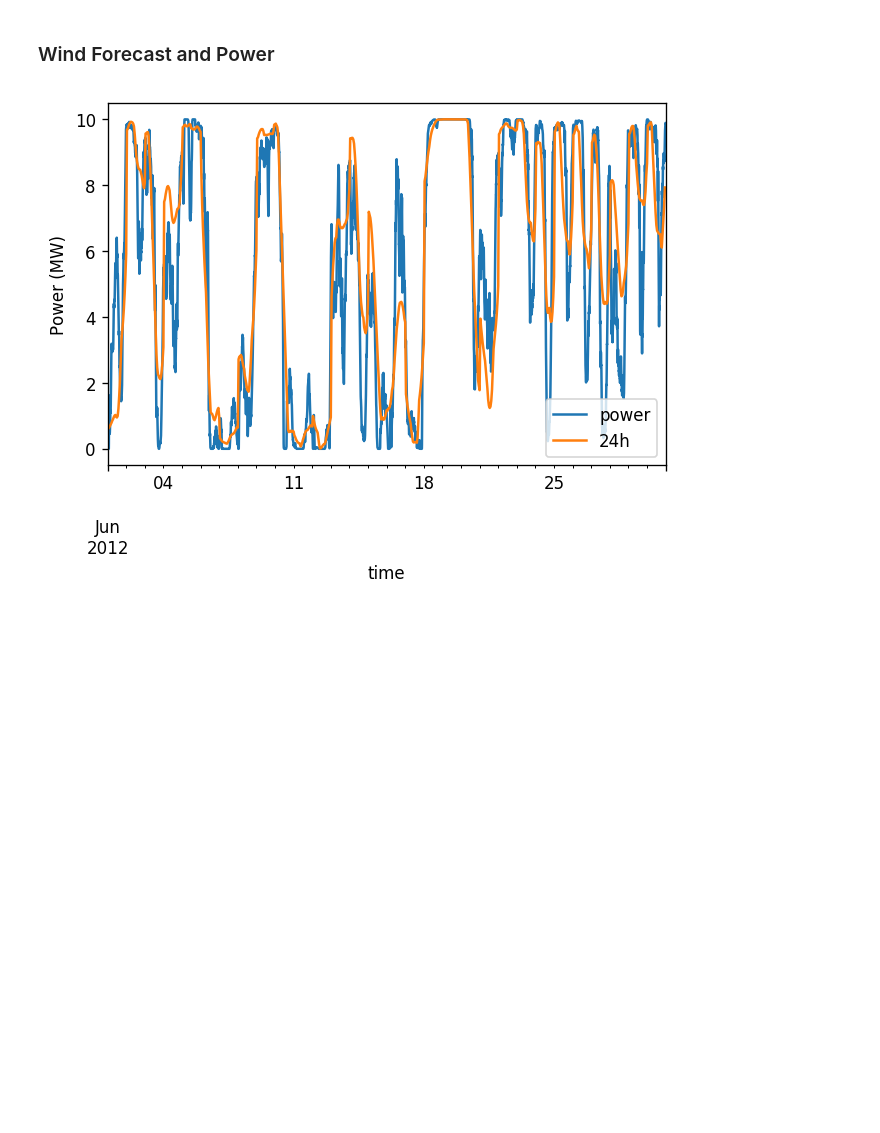
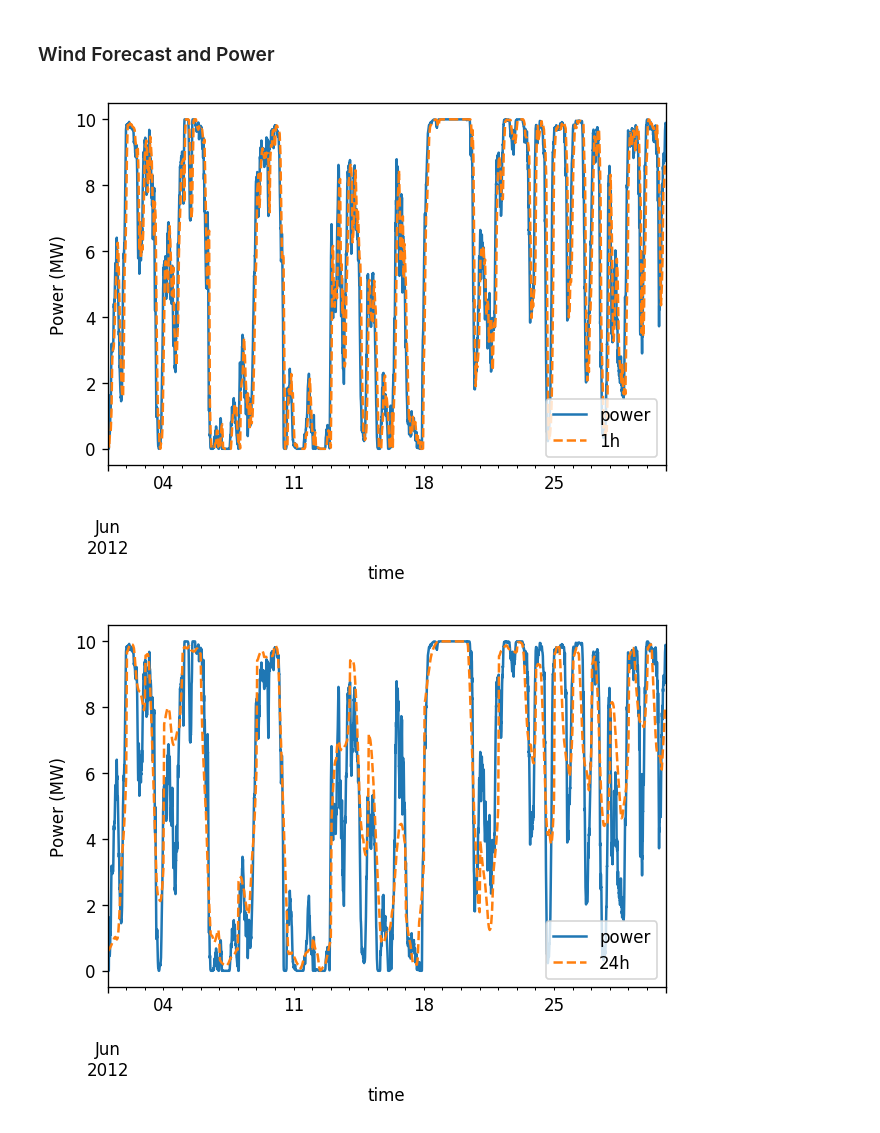
Before and after one commit to Smart-DS/demos, a Jupyter notebook: demo_R2PD_applied_to_rts_gmlc.ipynb, the cells around one changed output. Drawn from its saved outputs; the diff is of its cells as text; code cells hidden in the pictures; blank space fills up the shorter version.

Commit message:
1 hr and 24 hr ahead forecasts plotted ontop of actual-power

```diff
--- a/demo_R2PD_applied_to_rts_gmlc.ipynb
+++ b/demo_R2PD_applied_to_rts_gmlc.ipynb
@@ -494,18 +494,27 @@ node.get_forecasts(None)
 # %%
 year = 2012
 month = 6
 
 power = node.power
 power = power.loc[np.logical_and(power.index.year == 2012, power.index.month == month)]
-fcst = node.fcst[['24h']]
+fcst = node.fcst
 fcst = fcst.loc[np.logical_and(fcst.index.year == 2012, fcst.index.month == month)]
 
 fig = plt.figure(figsize=((6, 4)), dpi=120)
 axis = fig.add_subplot(111)
 power.plot(ax=axis)
-fcst.plot(ax=axis)
+fcst[['1h']].plot(ax=axis, linestyle='--')
 axis.set_ylabel('Power (MW)')
 plt.show()
 plt.close()
+
+fig = plt.figure(figsize=((6, 4)), dpi=120)
+axis = fig.add_subplot(111)
+power.plot(ax=axis)
+fcst[['24h']].plot(ax=axis, linestyle='--')
+axis.set_ylabel('Power (MW)')
+plt.show()
+plt.close()
 # %% [output]
-[figure, old version]
+[figure, new version]
+[figure, added]
```
